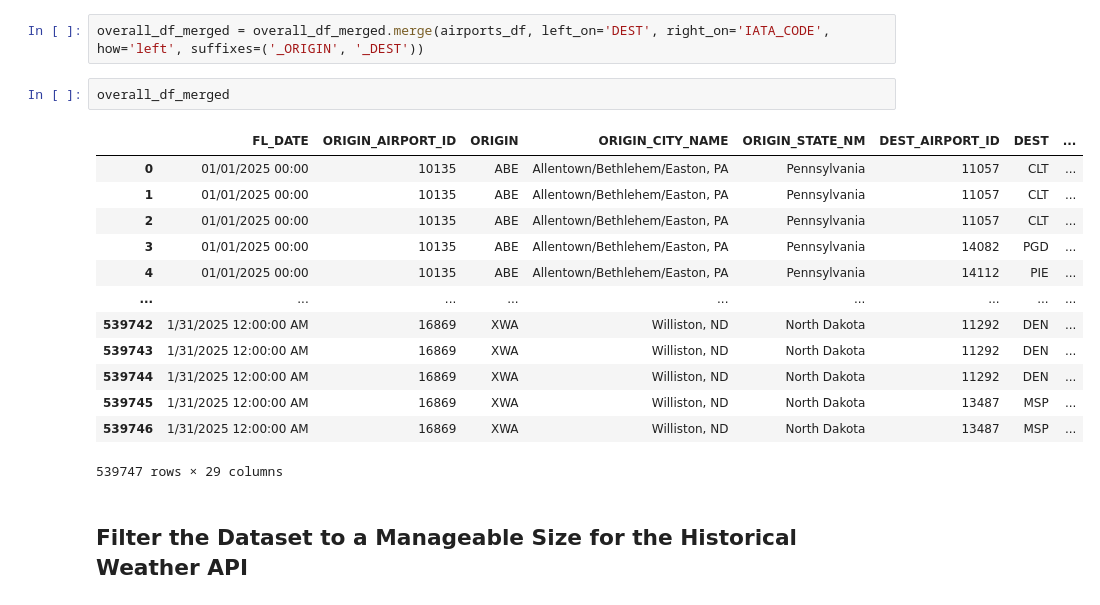
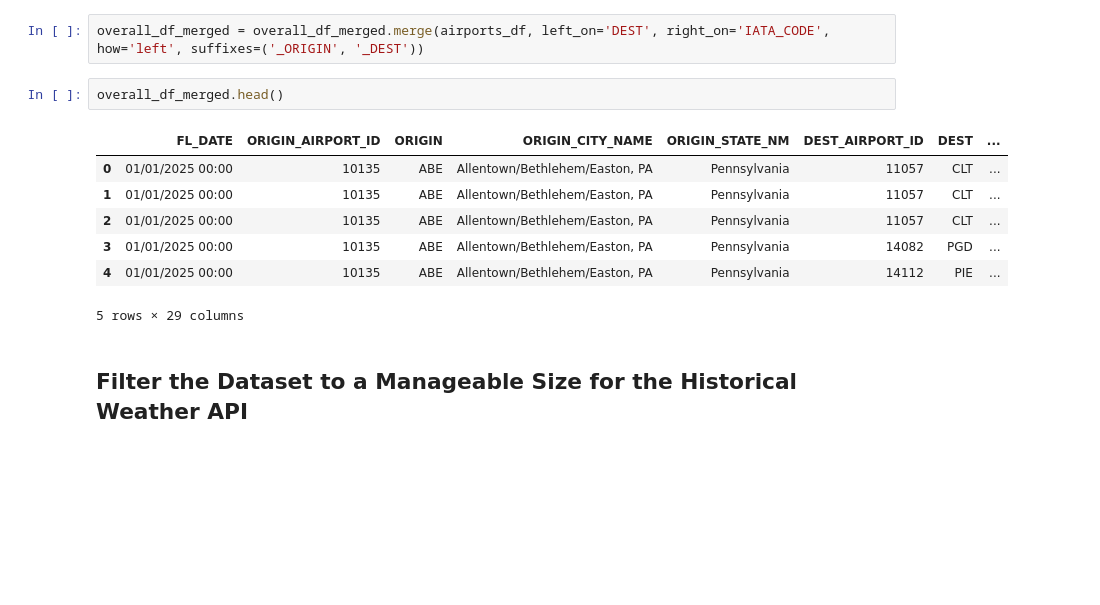
Before and after one commit to Lanthanum89/Data-Science-Group-Project-Weather-Delays, a Jupyter notebook: Data Project Notebook.ipynb, the cells around one changed output. Saved outputs shown, nothing was run; the diff lists cells and outputs as text; blank space fills up the shorter version.

```diff
--- a/Data Project Notebook.ipynb
+++ b/Data Project Notebook.ipynb
@@ -272,21 +255,15 @@ overall_df_merged.head(10)
 # %%
 overall_df_merged = overall_df_merged.merge(airports_df, left_on='DEST', right_on='IATA_CODE', how='left', suffixes=('_ORIGIN', '_DEST'))
 # %%
-overall_df_merged
+overall_df_merged.head()
 # %% [output]
 |  | FL_DATE | ORIGIN_AIRPORT_ID | ORIGIN | ORIGIN_CITY_NAME | ORIGIN_STATE_NM | DEST_AIRPORT_ID | DEST | ... |
 | 0 | 01/01/2025 00:00 | 10135 | ABE | Allentown/Bethlehem/Easton, PA | Pennsylvania | 11057 | CLT | ... |
 | 1 | 01/01/2025 00:00 | 10135 | ABE | Allentown/Bethlehem/Easton, PA | Pennsylvania | 11057 | CLT | ... |
 | 2 | 01/01/2025 00:00 | 10135 | ABE | Allentown/Bethlehem/Easton, PA | Pennsylvania | 11057 | CLT | ... |
 | 3 | 01/01/2025 00:00 | 10135 | ABE | Allentown/Bethlehem/Easton, PA | Pennsylvania | 14082 | PGD | ... |
 | 4 | 01/01/2025 00:00 | 10135 | ABE | Allentown/Bethlehem/Easton, PA | Pennsylvania | 14112 | PIE | ... |
-| ... | ... | ... | ... | ... | ... | ... | ... | ... |
-| 539742 | 1/31/2025 12:00:00 AM | 16869 | XWA | Williston, ND | North Dakota | 11292 | DEN | ... |
-| 539743 | 1/31/2025 12:00:00 AM | 16869 | XWA | Williston, ND | North Dakota | 11292 | DEN | ... |
-| 539744 | 1/31/2025 12:00:00 AM | 16869 | XWA | Williston, ND | North Dakota | 11292 | DEN | ... |
-| 539745 | 1/31/2025 12:00:00 AM | 16869 | XWA | Williston, ND | North Dakota | 13487 | MSP | ... |
-| 539746 | 1/31/2025 12:00:00 AM | 16869 | XWA | Williston, ND | North Dakota | 13487 | MSP | ... |
-539747 rows × 29 columns
+5 rows × 29 columns
 # %% [markdown]
 ## Filter the Dataset to a Manageable Size for the Historical Weather API
 # %% [markdown]
```
Also changed, not shown: parts of 39 cells of this notebook, 1 other file.
